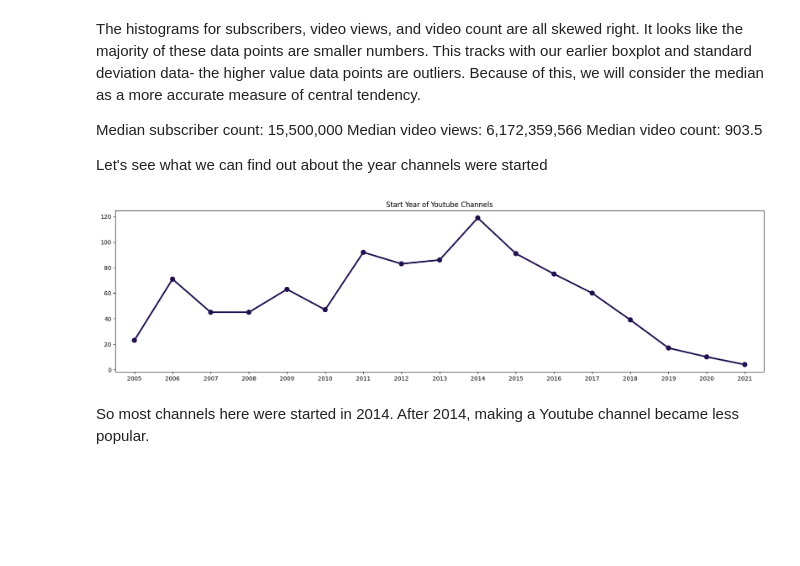
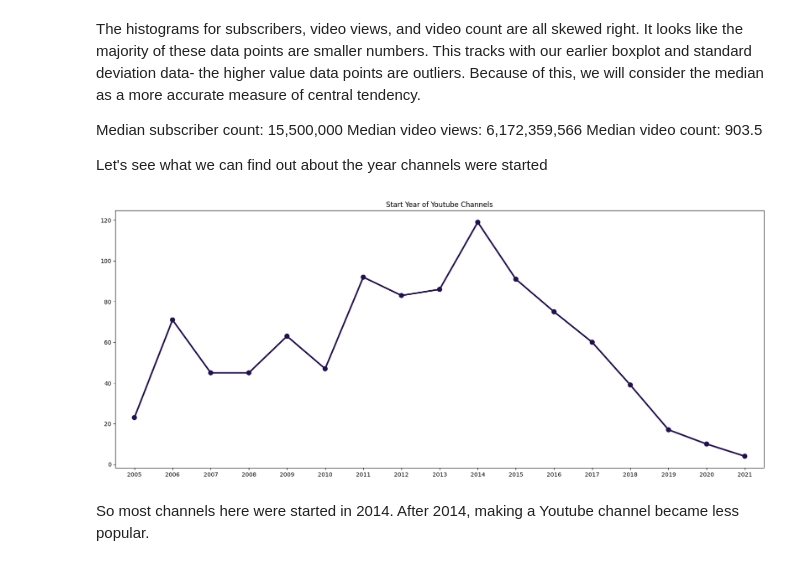
Before and after one commit to hnperry/yteda, a Jupyter notebook: yt.ipynb, the cells around one changed output. Drawn from its saved outputs; the diff is of its cells as text; code cells hidden in the pictures; blank space fills up the shorter version.

```diff
--- a/yt.ipynb
+++ b/yt.ipynb
@@ -228,14 +228,14 @@ Let's see what we can find out about the year channels were started
 # %%
 sns.set_palette('magma')
 
 starteddf=numdata['started'].value_counts()
-plt.figure(figsize=(20, 5))
+plt.figure(figsize=(20, 8))
 sns.pointplot(x=starteddf.index, y=starteddf.values)
 plt.title('Start Year of Youtube Channels')
 
 plt.show()
 # %% [output]
-[figure, old version]
+[figure, new version]
 # %% [markdown]
 So most channels here were started in 2014. After 2014, making a Youtube channel became less popular.
 # %%
```
Also changed, not shown: parts of 6 cells of this notebook.
